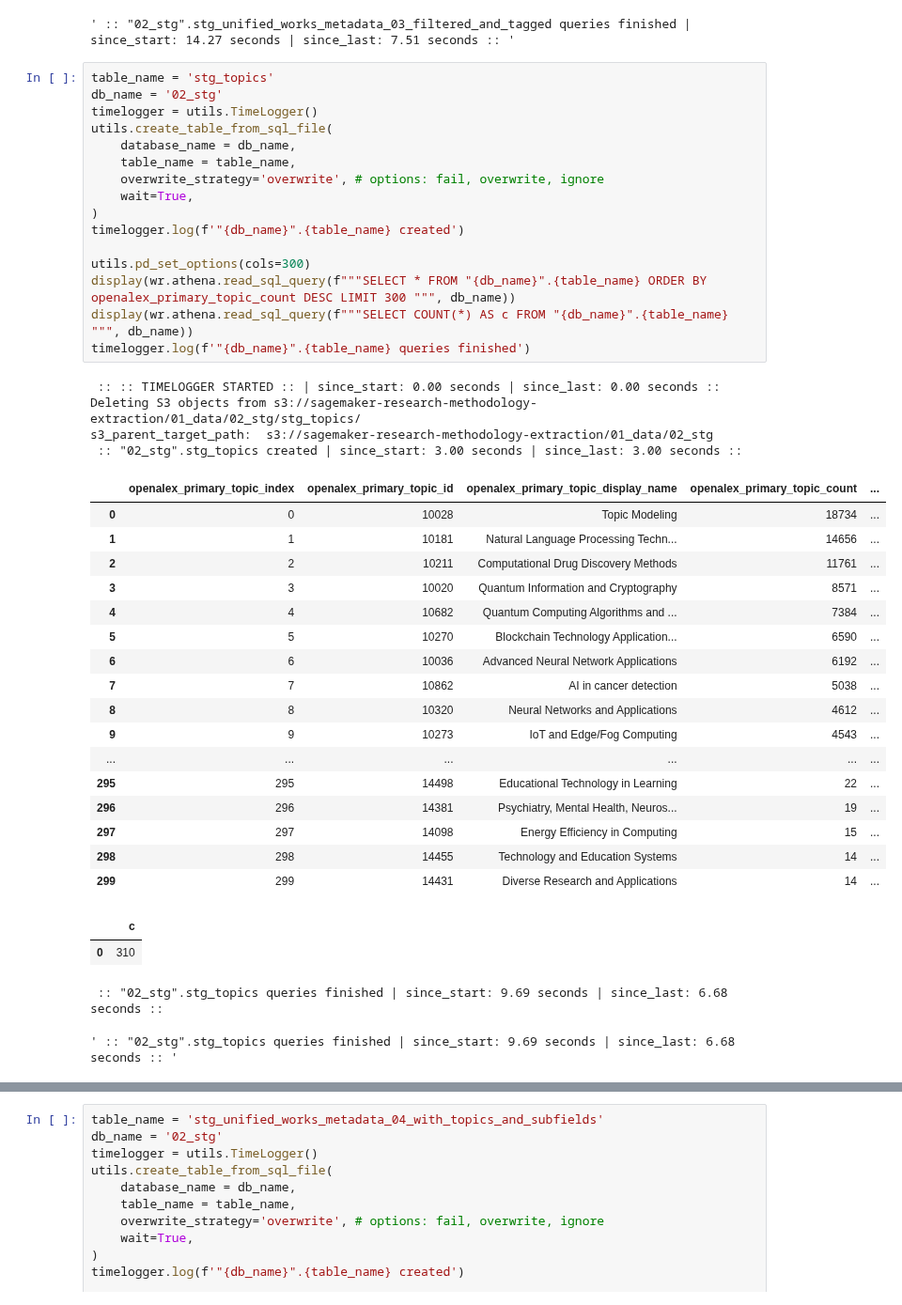
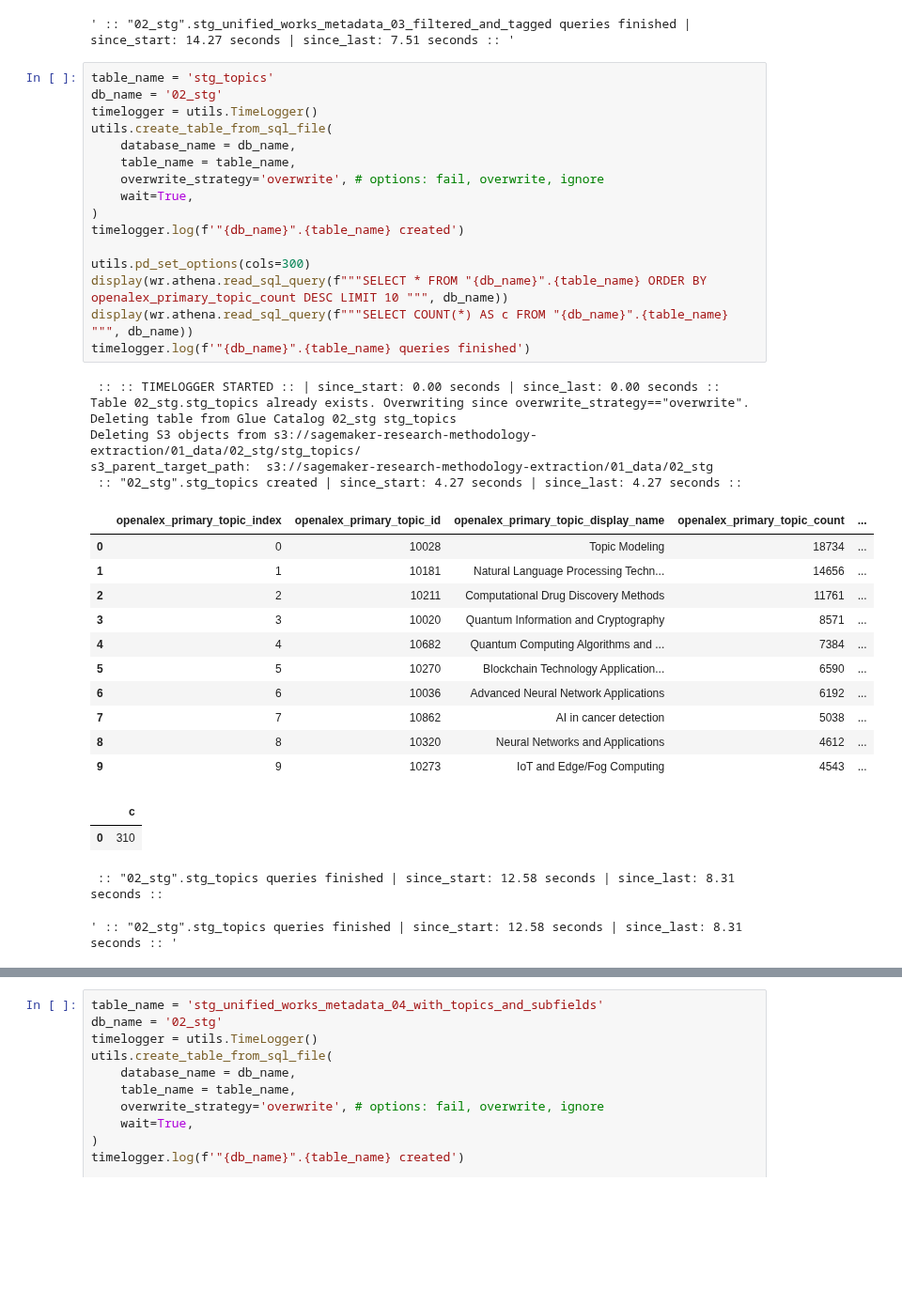
Before and after one commit to ka-steve/sagemaker_research_classification, a Jupyter notebook: src/04_transformation/04_01_transformation_control.ipynb, the cells around one changed output, grey strips where cells are left out. Shown at 94% size. Drawn from its saved outputs; the diff is of its cells as text; blank space fills up the shorter version.

```diff
--- a/src/04_transformation/04_01_transformation_control.ipynb
+++ b/src/04_transformation/04_01_transformation_control.ipynb
@@ -343,45 +343,41 @@ s3_parent_target_path:  s3://sagemaker-research-methodology-extraction/01_data/0
 # %%
 table_name = 'stg_topics'
 db_name = '02_stg'
 timelogger = utils.TimeLogger()
 utils.create_table_from_sql_file(
     database_name = db_name,
     table_name = table_name,
     overwrite_strategy='overwrite', # options: fail, overwrite, ignore
     wait=True,
 )
 timelogger.log(f'"{db_name}".{table_name} created')
 
 utils.pd_set_options(cols=300)
-display(wr.athena.read_sql_query(f"""SELECT * FROM "{db_name}".{table_name} ORDER BY openalex_primary_topic_count DESC LIMIT 300 """, db_name))
+display(wr.athena.read_sql_query(f"""SELECT * FROM "{db_name}".{table_name} ORDER BY openalex_primary_topic_count DESC LIMIT 10 """, db_name))
 display(wr.athena.read_sql_query(f"""SELECT COUNT(*) AS c FROM "{db_name}".{table_name} """, db_name))
 timelogger.log(f'"{db_name}".{table_name} queries finished')
 # %% [output]
  :: :: TIMELOGGER STARTED :: | since_start: 0.00 seconds | since_last: 0.00 seconds ::
+Table 02_stg.stg_topics already exists. Overwriting since overwrite_strategy=="overwrite".
+Deleting table from Glue Catalog 02_stg stg_topics
 Deleting S3 objects from s3://sagemaker-research-methodology-extraction/01_data/02_stg/stg_topics/
 s3_parent_target_path:  s3://sagemaker-research-methodology-extraction/01_data/02_stg
- :: "02_stg".stg_topics created | since_start: 3.00 seconds | since_last: 3.00 seconds ::
+ :: "02_stg".stg_topics created | since_start: 4.27 seconds | since_last: 4.27 seconds ::
 |  | openalex_primary_topic_index | openalex_primary_topic_id | openalex_primary_topic_display_name | openalex_primary_topic_count | ... |
 | 0 | 0 | 10028 | Topic Modeling | 18734 | ... |
 | 1 | 1 | 10181 | Natural Language Processing Techn... | 14656 | ... |
 | 2 | 2 | 10211 | Computational Drug Discovery Methods | 11761 | ... |
 | 3 | 3 | 10020 | Quantum Information and Cryptography | 8571 | ... |
 | 4 | 4 | 10682 | Quantum Computing Algorithms and ... | 7384 | ... |
 | 5 | 5 | 10270 | Blockchain Technology Application... | 6590 | ... |
 | 6 | 6 | 10036 | Advanced Neural Network Applications | 6192 | ... |
 | 7 | 7 | 10862 | AI in cancer detection | 5038 | ... |
 | 8 | 8 | 10320 | Neural Networks and Applications | 4612 | ... |
 | 9 | 9 | 10273 | IoT and Edge/Fog Computing | 4543 | ... |
-| ... | ... | ... | ... | ... | ... |
-| 295 | 295 | 14498 | Educational Technology in Learning | 22 | ... |
-| 296 | 296 | 14381 | Psychiatry, Mental Health, Neuros... | 19 | ... |
-| 297 | 297 | 14098 | Energy Efficiency in Computing | 15 | ... |
-| 298 | 298 | 14455 | Technology and Education Systems | 14 | ... |
-| 299 | 299 | 14431 | Diverse Research and Applications | 14 | ... |
 |  | c |
 | 0 | 310 |
- :: "02_stg".stg_topics queries finished | since_start: 9.69 seconds | since_last: 6.68 seconds ::
+ :: "02_stg".stg_topics queries finished | since_start: 12.58 seconds | since_last: 8.31 seconds ::
-' :: "02_stg".stg_topics queries finished | since_start: 9.69 seconds | since_last: 6.68 seconds :: '
+' :: "02_stg".stg_topics queries finished | since_start: 12.58 seconds | since_last: 8.31 seconds :: '
 # %%
 table_name = 'stg_subfields'
 db_name = '02_stg'
```
Also changed, not shown: parts of 1 cell of this notebook, 8 other files.
